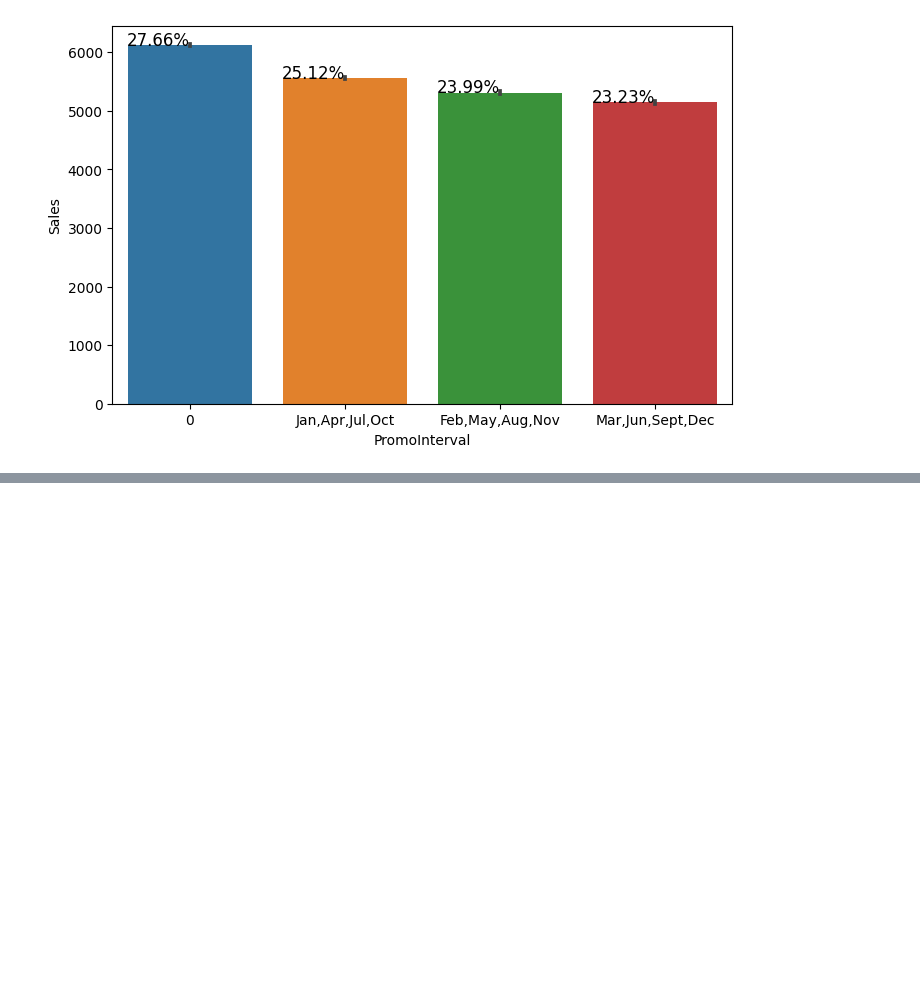
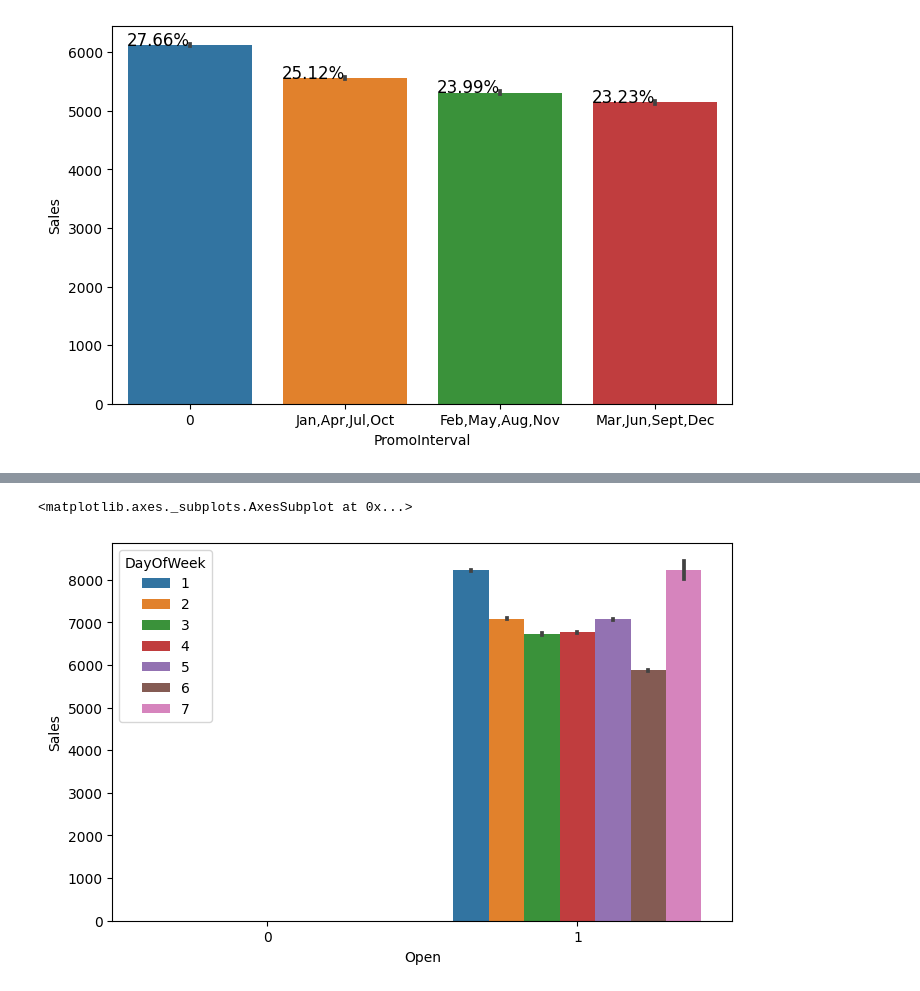
Before and after one commit to ambika1us/Retail_Sales_Prediction, a Jupyter notebook: Retail_Sales_Prediction.ipynb, the cells around one changed output, grey strips where cells are left out. Saved outputs shown, nothing was run; the diff lists cells and outputs as text; code cells hidden in the pictures; blank space fills up the shorter version.

```diff
--- a/Retail_Sales_Prediction.ipynb
+++ b/Retail_Sales_Prediction.ipynb
@@ -304,0 +314,7 @@ for value in categorical_variables:
+# %%
+#Open and store type relationship
+#This indicates - open suggets that whether the store was open or closed for refurbishment and weekend or holidays
+sns.barplot(x=df["Open"],y=df['Sales'],hue=df["DayOfWeek"])
+# %% [output]
+<matplotlib.axes._subplots.AxesSubplot at 0x...>
+[figure, added]
```
Also changed, not shown: parts of 6 cells of this notebook.
